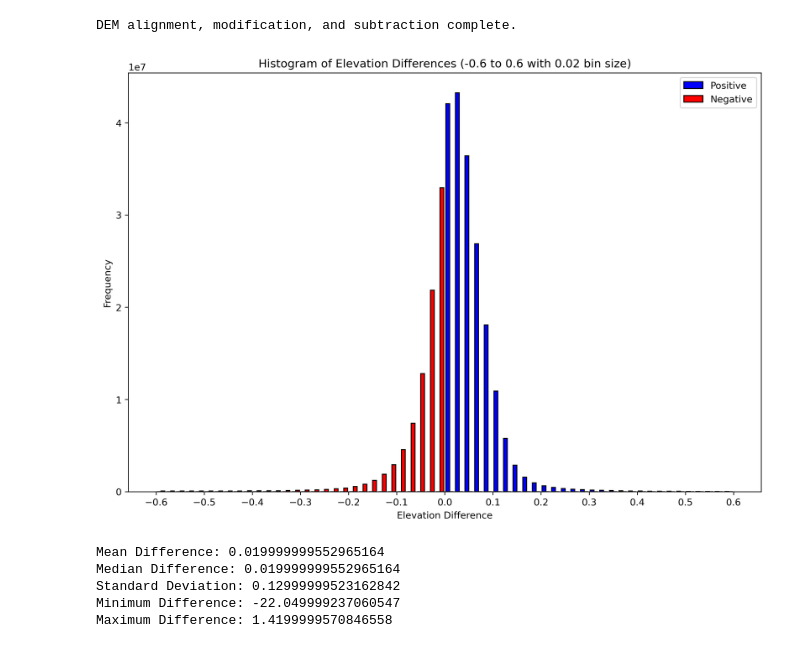
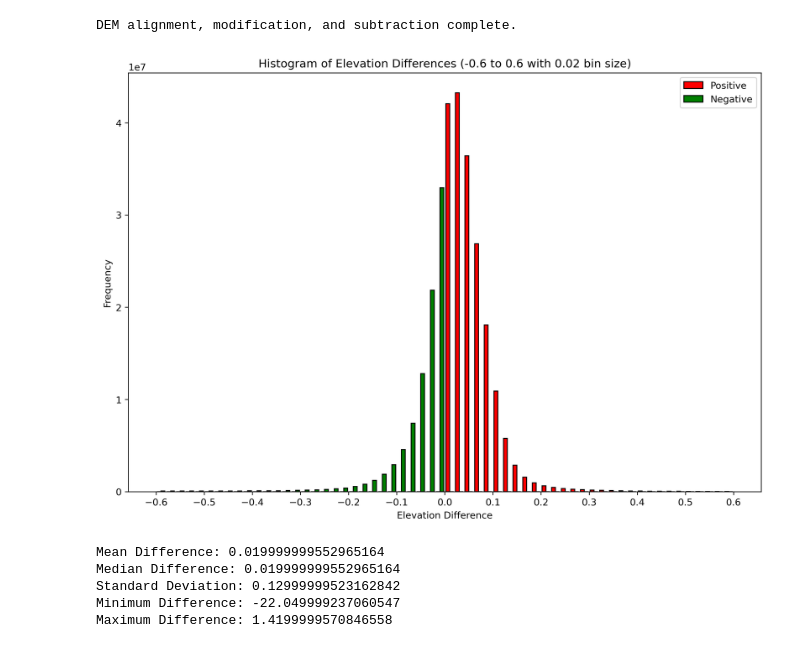
Before and after one commit to tofunori/Stage-Bylot, a Jupyter notebook: ravin_dem_difference.ipynb, the cells around one changed output. Saved outputs shown, nothing was run; the diff lists cells and outputs as text; code cells hidden in the pictures.

```diff
--- a/ravin_dem_difference.ipynb
+++ b/ravin_dem_difference.ipynb
@@ -120,35 +120,35 @@ flattened_elevation = flattened_elevation[~np.isnan(flattened_elevation)]
 # Compute basic statistics
 mean_difference = np.mean(flattened_elevation)
 median_difference = np.median(flattened_elevation)
 std_deviation = np.std(flattened_elevation)
 min_difference = np.min(flattened_elevation)
 max_difference = np.max(flattened_elevation)
 
 # Round the statistics to two decimal places
 mean_difference = round(mean_difference, 2)
 median_difference = round(median_difference, 2)
 std_deviation = round(std_deviation, 2)
 min_difference = round(min_difference, 2)
 max_difference = round(max_difference, 2)
 
 # Define the bin range from -0.6 to 0.6 with a bin size of 0.02
 bin_range = np.arange(-0.6, 0.62, 0.02)
 
 # Separate positive and negative elevation differences
 positive_elevation = flattened_elevation[flattened_elevation > 0]
 negative_elevation = flattened_elevation[flattened_elevation < 0]
 
 # Create histograms for positive and negative values
 plt.figure(figsize=(12, 8), dpi=300)
-plt.hist([positive_elevation, negative_elevation], bins=bin_range, color=['blue', 'red'], edgecolor='black', label=['Positive', 'Negative'])
+plt.hist([positive_elevation, negative_elevation], bins=bin_range, color=['red', 'green'], edgecolor='black', label=['Positive', 'Negative'])
 plt.title('Histogram of Elevation Differences (-0.6 to 0.6 with 0.02 bin size)')
 plt.xlabel('Elevation Difference')
 plt.ylabel('Frequency')
 plt.xticks(np.arange(-0.6, 0.62, 0.1))
 plt.legend()
 plt.show()
 # %% [output]
-[figure, old version]
+[figure, new version]
 # %%
 # Print computed statistics
 print(f"Mean Difference: {mean_difference}")
```
